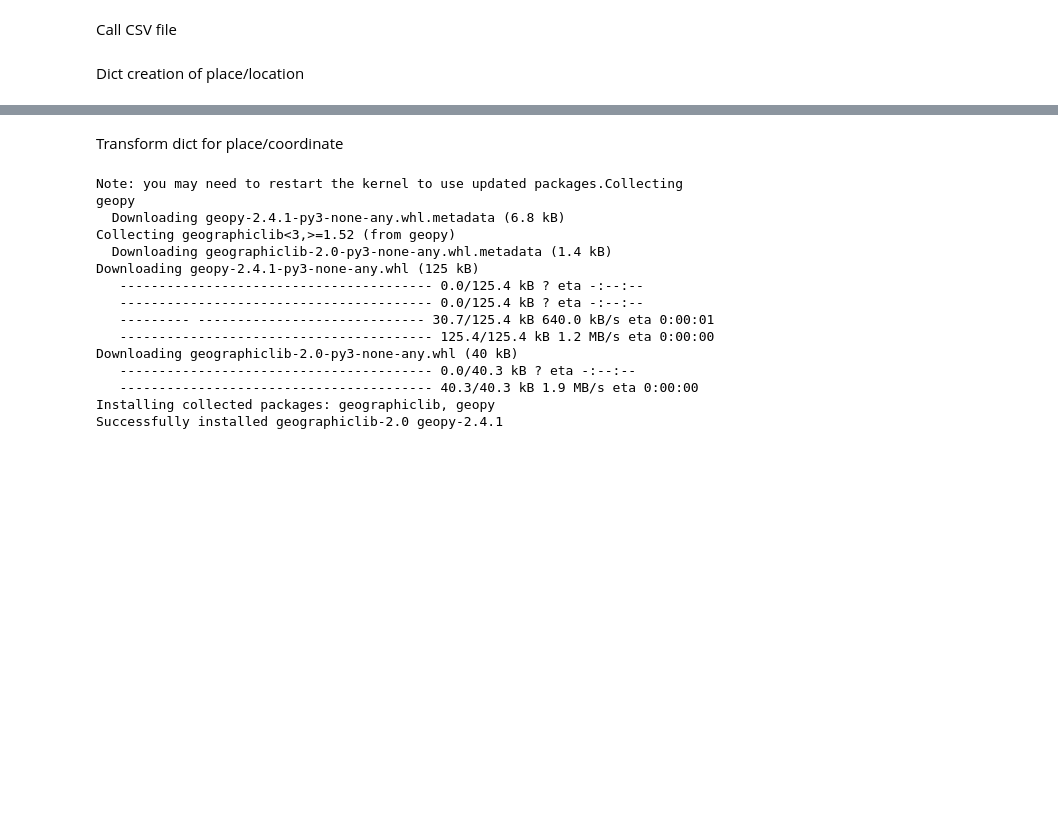
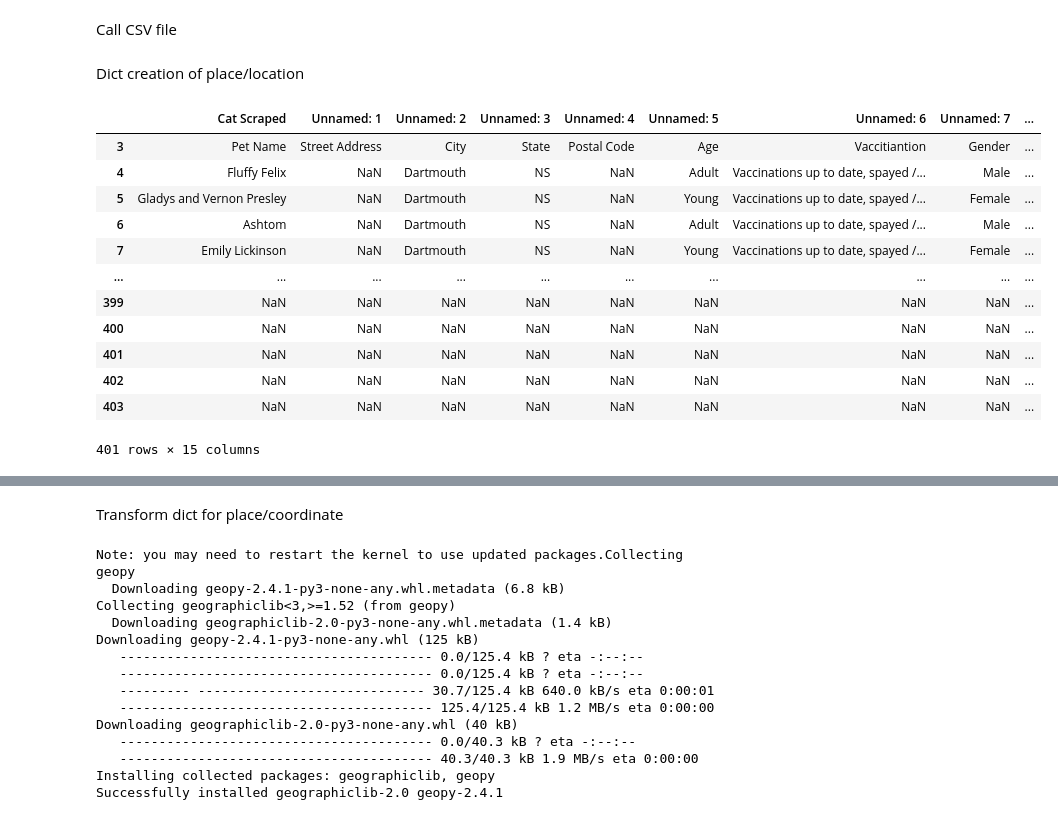
Before and after one commit to TheLazyCactus/Data_Thieves_project, a Jupyter notebook: Distance_calcultaion.ipynb, the cells around one changed output, grey strips where cells are left out. Saved outputs shown, nothing was run; the diff lists cells and outputs as text; code cells hidden in the pictures; blank space fills up the shorter version.

```diff
--- a/Distance_calcultaion.ipynb
+++ b/Distance_calcultaion.ipynb
@@ -14,2 +14,19 @@ school_data = pd.read_csv(url4, sep=",", low_memory =False)
 # %% [markdown]
 Dict creation of place/location
+# %%
+cat_data = cat_data.drop([0, 1, 2], axis=0)
+cat_data
+# %% [output]
+|  | Cat Scraped | Unnamed: 1 | Unnamed: 2 | Unnamed: 3 | Unnamed: 4 | Unnamed: 5 | Unnamed: 6 | Unnamed: 7 | ... |
+| 3 | Pet Name | Street Address | City | State | Postal Code | Age | Vaccitiantion | Gender | ... |
+| 4 | Fluffy Felix | NaN | Dartmouth | NS | NaN | Adult | Vaccinations up to date, spayed /... | Male | ... |
+| 5 | Gladys and Vernon Presley | NaN | Dartmouth | NS | NaN | Young | Vaccinations up to date, spayed /... | Female | ... |
+| 6 | Ashtom | NaN | Dartmouth | NS | NaN | Adult | Vaccinations up to date, spayed /... | Male | ... |
+| 7 | Emily Lickinson | NaN | Dartmouth | NS | NaN | Young | Vaccinations up to date, spayed /... | Female | ... |
+| ... | ... | ... | ... | ... | ... | ... | ... | ... | ... |
+| 399 | NaN | NaN | NaN | NaN | NaN | NaN | NaN | NaN | ... |
+| 400 | NaN | NaN | NaN | NaN | NaN | NaN | NaN | NaN | ... |
+| 401 | NaN | NaN | NaN | NaN | NaN | NaN | NaN | NaN | ... |
+| 402 | NaN | NaN | NaN | NaN | NaN | NaN | NaN | NaN | ... |
+| 403 | NaN | NaN | NaN | NaN | NaN | NaN | NaN | NaN | ... |
+401 rows × 15 columns
```
Also changed, not shown: parts of 30 cells of this notebook.
